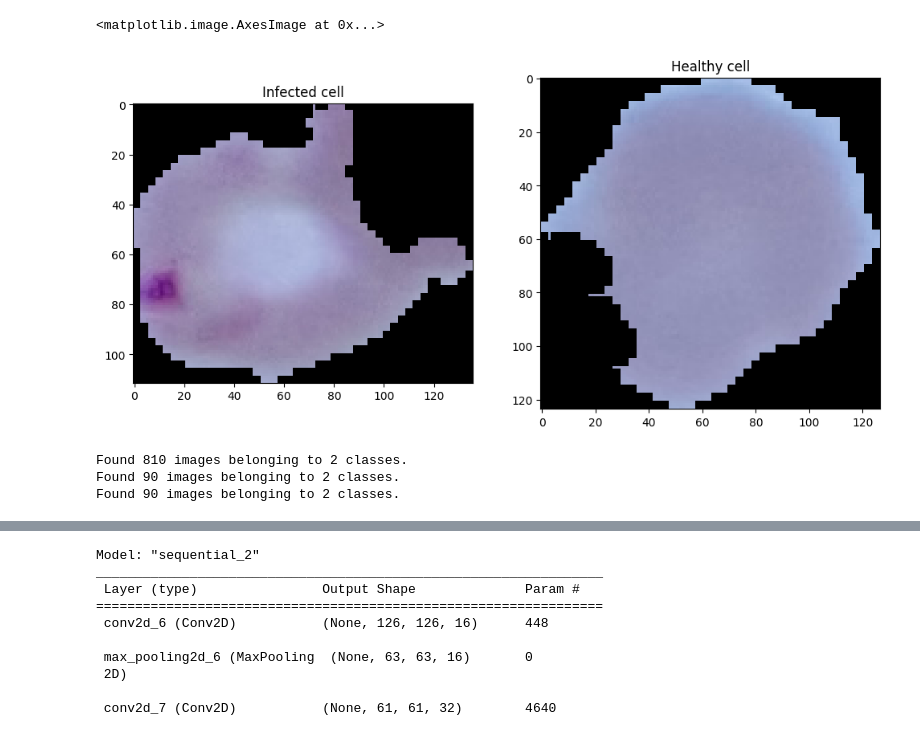
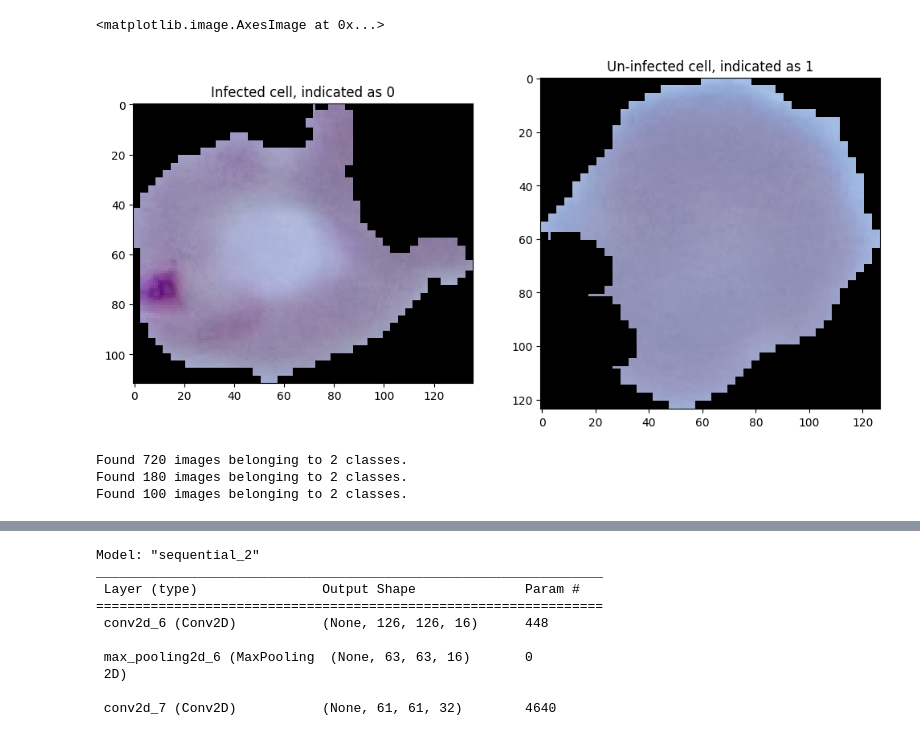
Before and after one commit to RompfRobert/Machine_Learning_and_Deep_Learning, a Jupyter notebook: MIB_Deep-Learning/_Assignement/rrompf_assignement_deepLearning.ipynb, the cells around one changed output, grey strips where cells are left out. Cells and saved outputs as stored; diff of their text form; code cells hidden in the pictures.

```diff
--- a/MIB_Deep-Learning/_Assignement/rrompf_assignement_deepLearning.ipynb
+++ b/MIB_Deep-Learning/_Assignement/rrompf_assignement_deepLearning.ipynb
@@ -90,21 +101,21 @@ splitfolders.ratio("malaria", output="malaria_split",seed=69, ratio=(.9, .1), gr
 # %%
 # Visualize the data so we can see what we are working with.
 img_infected = cv2.imread('malaria/Parasitized/C39P4thinF_original_IMG_20150622_105335_cell_21.png')
 img_uninfected = cv2.imread('malaria/Uninfected/C1_thinF_IMG_20150604_104919_cell_84.png')
 
 fig, (ax1, ax2) = plt.subplots(1, 2, figsize=(12,6))
-ax1.set_title("Infected cell")
+ax1.set_title("Infected cell, indicated as 0")
 ax1.imshow(img_infected)
-ax2.set_title("Healthy cell")
+ax2.set_title("Un-infected cell, indicated as 1")
 ax2.imshow(img_uninfected)
 # %% [output]
 <matplotlib.image.AxesImage at 0x...>
-[figure, old version]
+[figure, new version]
 # %%
 IMG_DIMENSIONS = (128,128)
 
 # Divide into train and validation
-datagen = ImageDataGenerator(rescale = 1/255.0, validation_split=0.1)
+datagen = ImageDataGenerator(rescale = 1/255.0, validation_split=0.2)
 
 # Create train dataset
 train_data_generator = datagen.flow_from_directory(directory="malaria_split/train", target_size = IMG_DIMENSIONS,
@@ -113,11 +124,12 @@ train_data_generator = datagen.flow_from_directory(directory="malaria_split/trai
 validation_data_generator = datagen.flow_from_directory(directory="malaria_split/train", target_size = IMG_DIMENSIONS,
                                                         class_mode="binary", batch_size = 15, subset = "validation")
 
+# Generate test dataset
 datagen_test = ImageDataGenerator(rescale= 1/255)
-test_data_generator = datagen.flow_from_directory(directory="malaria_split/test", target_size = IMG_DIMENSIONS,
+test_data_generator = datagen_test.flow_from_directory(directory="malaria_split/test", target_size = IMG_DIMENSIONS,
                                                    class_mode="binary", batch_size = 15, subset = "training")
 # %% [output]
-Found 810 images belonging to 2 classes.
-Found 90 images belonging to 2 classes.
-Found 90 images belonging to 2 classes.
+Found 720 images belonging to 2 classes.
+Found 180 images belonging to 2 classes.
+Found 100 images belonging to 2 classes.
 # %%
```
Also changed, not shown: parts of 13 cells of this notebook.
